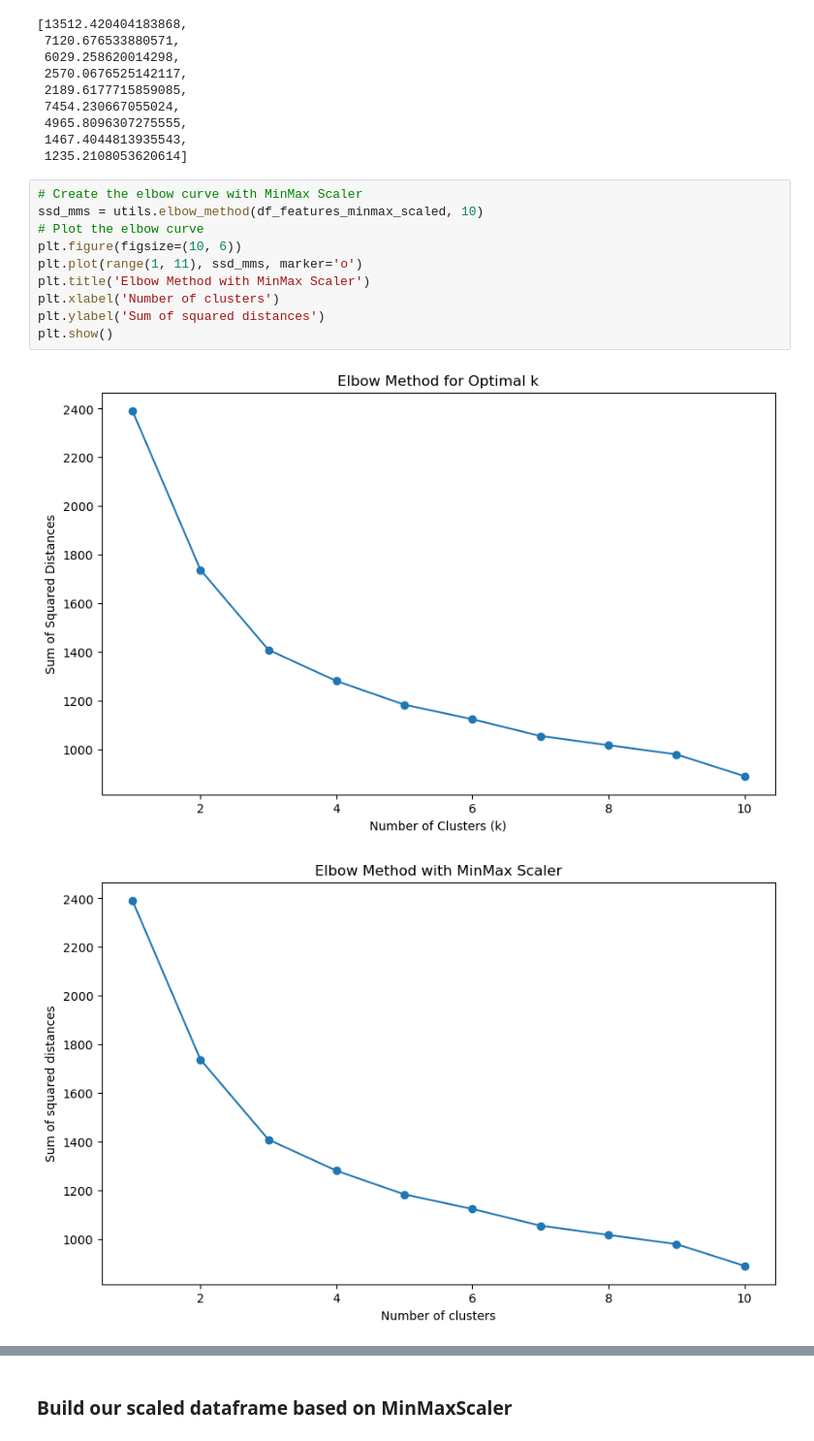
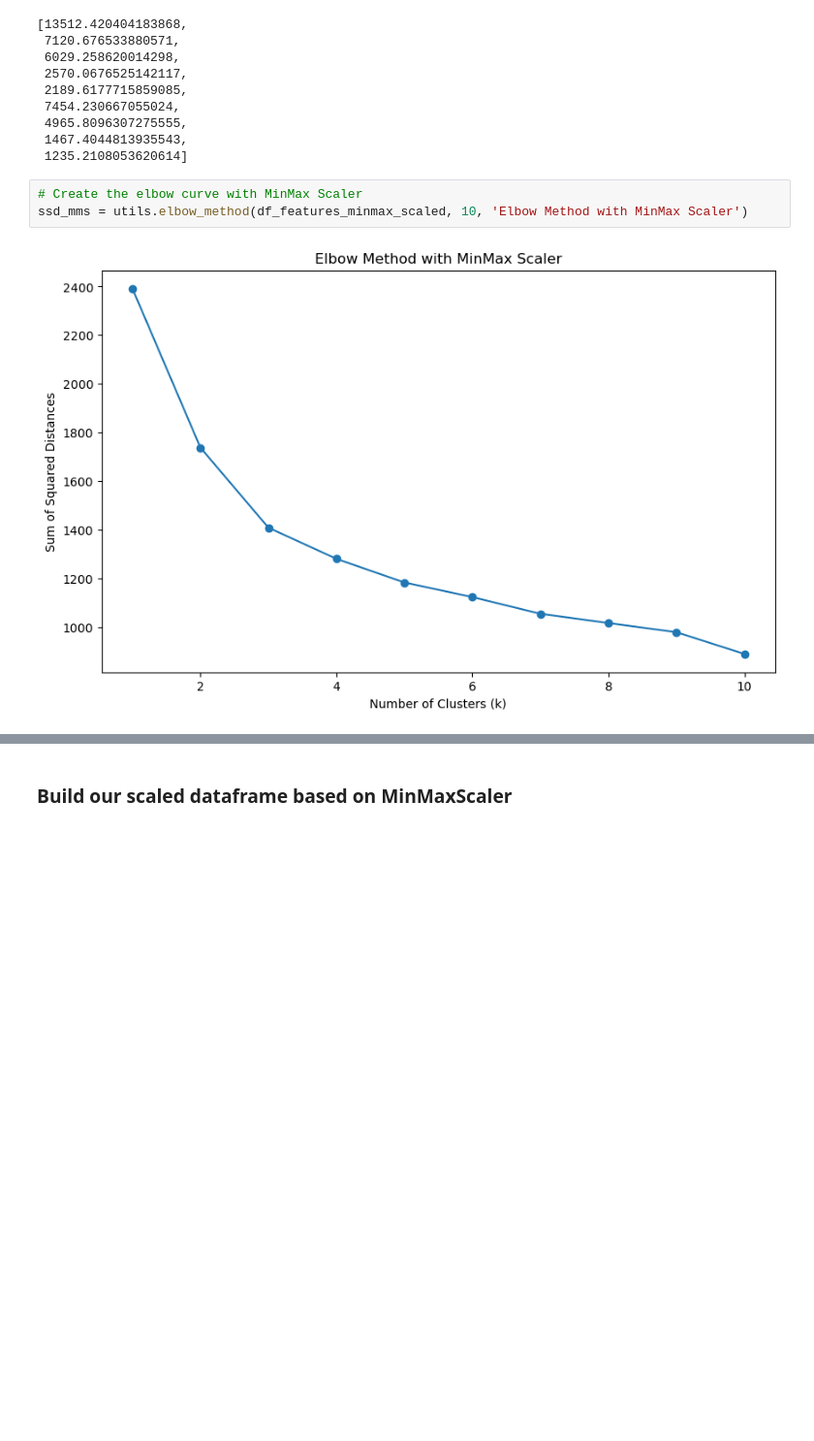
Before and after one commit to dennybett/Song-Recommendation-System, a Jupyter notebook: main.ipynb, the cells around one changed output, grey strips where cells are left out. Shown at 97% size. Drawn from its saved outputs; the diff is of its cells as text; blank space fills up the shorter version.

```diff
--- a/main.ipynb
+++ b/main.ipynb
@@ -227,17 +219,9 @@ Rate of decrease between k=9 and k=10: 1235.2108053620614
  1235.2108053620614]
 # %%
 # Create the elbow curve with MinMax Scaler
-ssd_mms = utils.elbow_method(df_features_minmax_scaled, 10)
-# Plot the elbow curve
-plt.figure(figsize=(10, 6))
-plt.plot(range(1, 11), ssd_mms, marker='o')
-plt.title('Elbow Method with MinMax Scaler')
-plt.xlabel('Number of clusters')
-plt.ylabel('Sum of squared distances')
-plt.show()
+ssd_mms = utils.elbow_method(df_features_minmax_scaled, 10, 'Elbow Method with MinMax Scaler')
 # %% [output]
-[figure, old version]
+[figure, new version]
-[figure, removed]
 # %%
 # Calculating the rate of decrease to validate k value
 utils.rate_of_decrease(ssd_mms)
```
Also changed, not shown: parts of 8 cells of this notebook, 1 other file.
